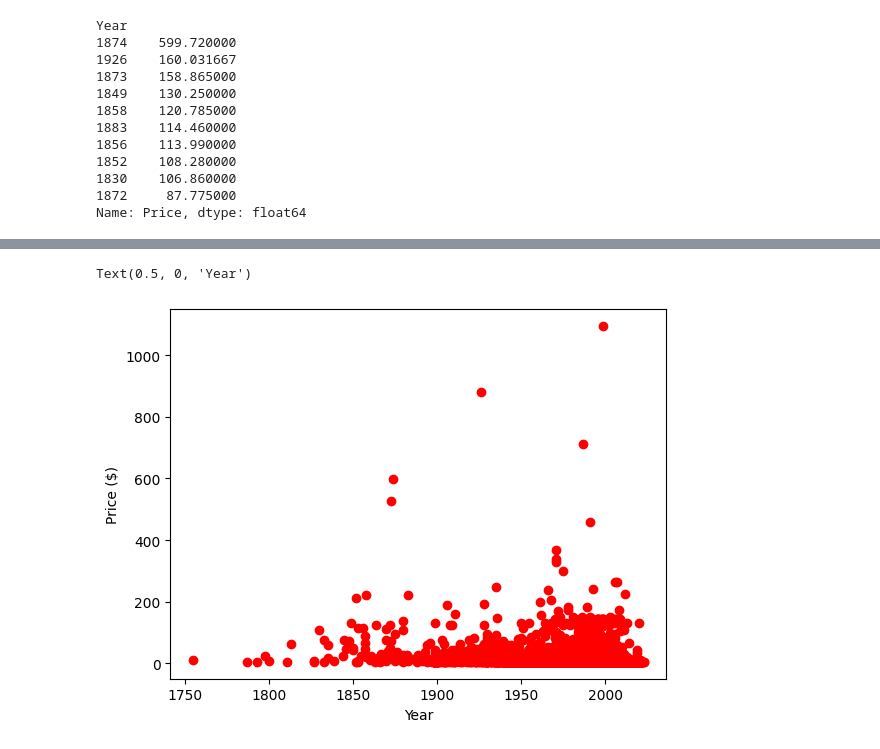
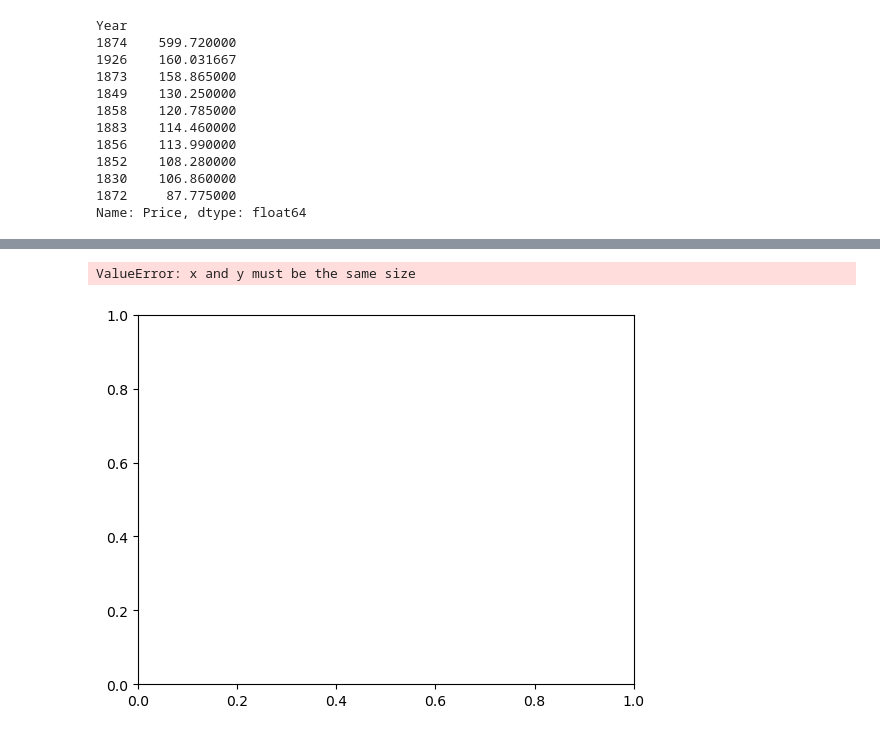
Before and after one commit to Funkyfun00/Prediction-Models, a Jupyter notebook: Books Dataset.ipynb, the cells around one changed output, grey strips where cells are left out. Saved outputs shown, nothing was run; the diff lists cells and outputs as text; code cells hidden in the pictures.

```diff
--- a/Books Dataset.ipynb
+++ b/Books Dataset.ipynb
@@ -320,3 +303,4 @@ x, y
 # %%
-df3
+average_price_by_year = df3.groupby('Year')['Price'].mean()
+average_price_by_year
 # %% [output]
@@ -336,8 +320,9 @@ df3
 # %%
-plt.scatter( df3['Year'], df3['Price'], color='red')
+plt.scatter(df3['Year'], average_price_by_year, color='red')
 plt.ylabel('Price ($)')
 plt.xlabel('Year')
+plt.xlim(left=1975)
 # %% [output]
-Text(0.5, 0, 'Year')
+ValueError: x and y must be the same size
-[figure, old version]
+[figure, new version]
 # %%
```
Also changed, not shown: parts of 11 cells of this notebook.
